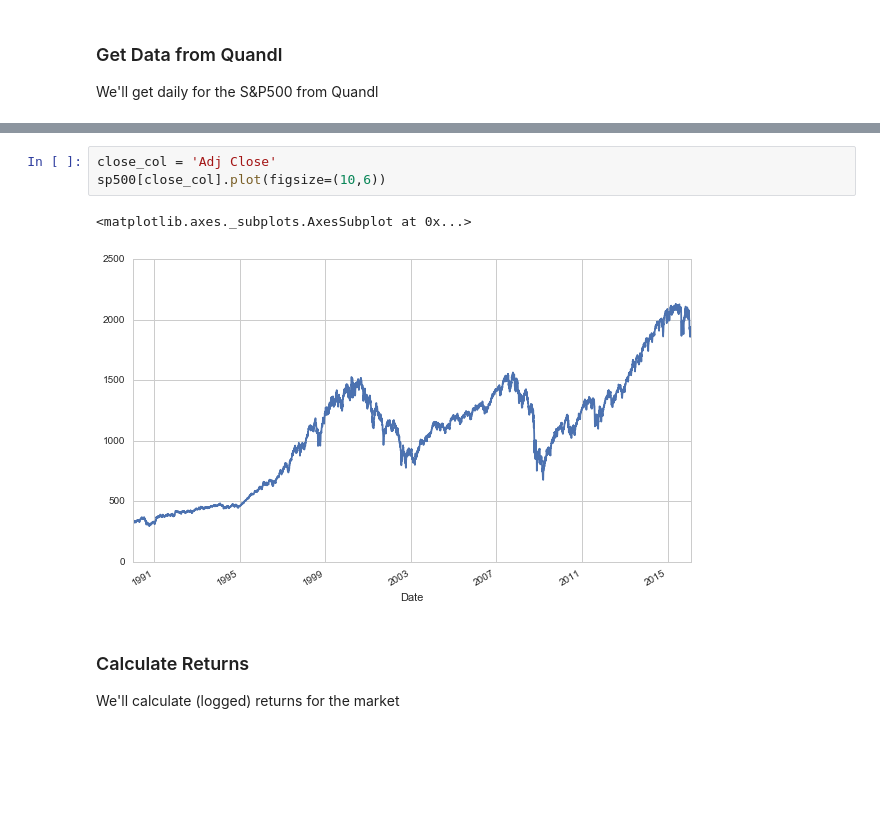
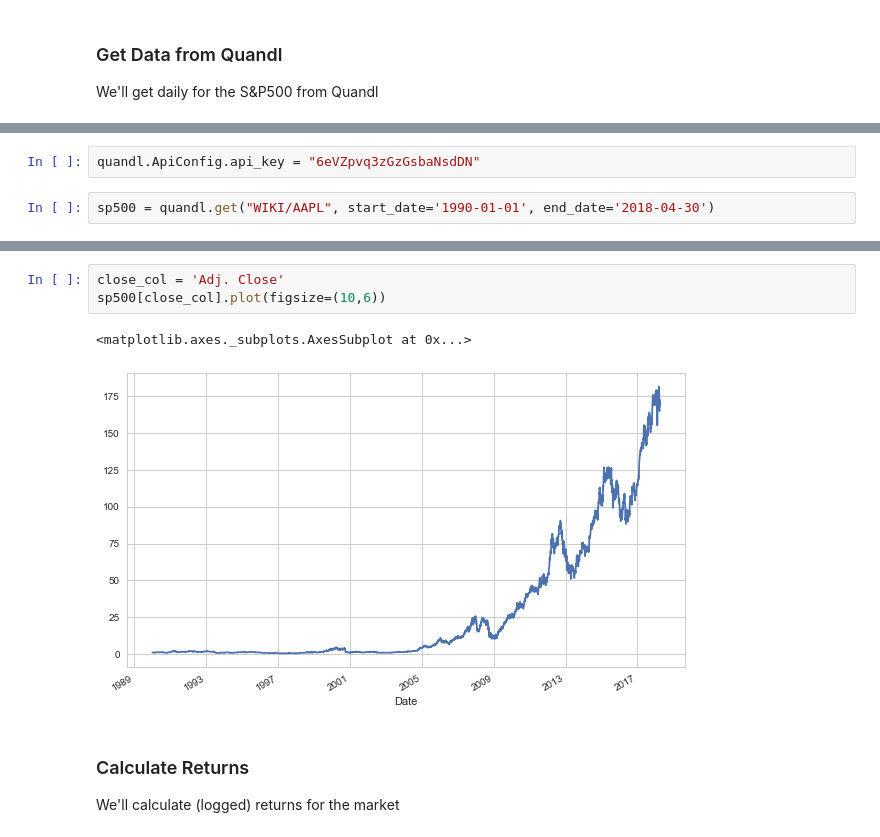
Before and after one commit to clausherther/public, a Jupyter notebook: time_series/Backtest of a Trend Strategy (based on 'Python for Finance').ipynb, the cells around one changed output, grey strips where cells are left out. Saved outputs shown, nothing was run; the diff lists cells and outputs as text; blank space fills up the shorter version.

```diff
--- a/time_series/Backtest of a Trend Strategy (based on 'Python for Finance').ipynb
+++ b/time_series/Backtest of a Trend Strategy (based on 'Python for Finance').ipynb
@@ -28,3 +25,7 @@ sp500 = Quandl.get("YAHOO/INDEX_GSPC", authtoken="6eVZpvq3zGzGsbaNsdDN",
+# %%
+quandl.ApiConfig.api_key = "6eVZpvq3zGzGsbaNsdDN"
+# %%
+sp500 = quandl.get("WIKI/AAPL", start_date='1990-01-01', end_date='2018-04-30')
 # %%
 sp500.describe()
 # %% [output]
@@ -40,9 +41,9 @@ sp500.describe()
 # %%
-close_col = 'Adj Close'
+close_col = 'Adj. Close'
 sp500[close_col].plot(figsize=(10,6))
 # %% [output]
 <matplotlib.axes._subplots.AxesSubplot at 0x...>
-[figure, old version]
+[figure, new version]
 # %% [markdown]
 ### Calculate Returns
 We'll calculate (logged) returns for the market
```
Also changed, not shown: parts of 13 cells of this notebook, 7 other files.
